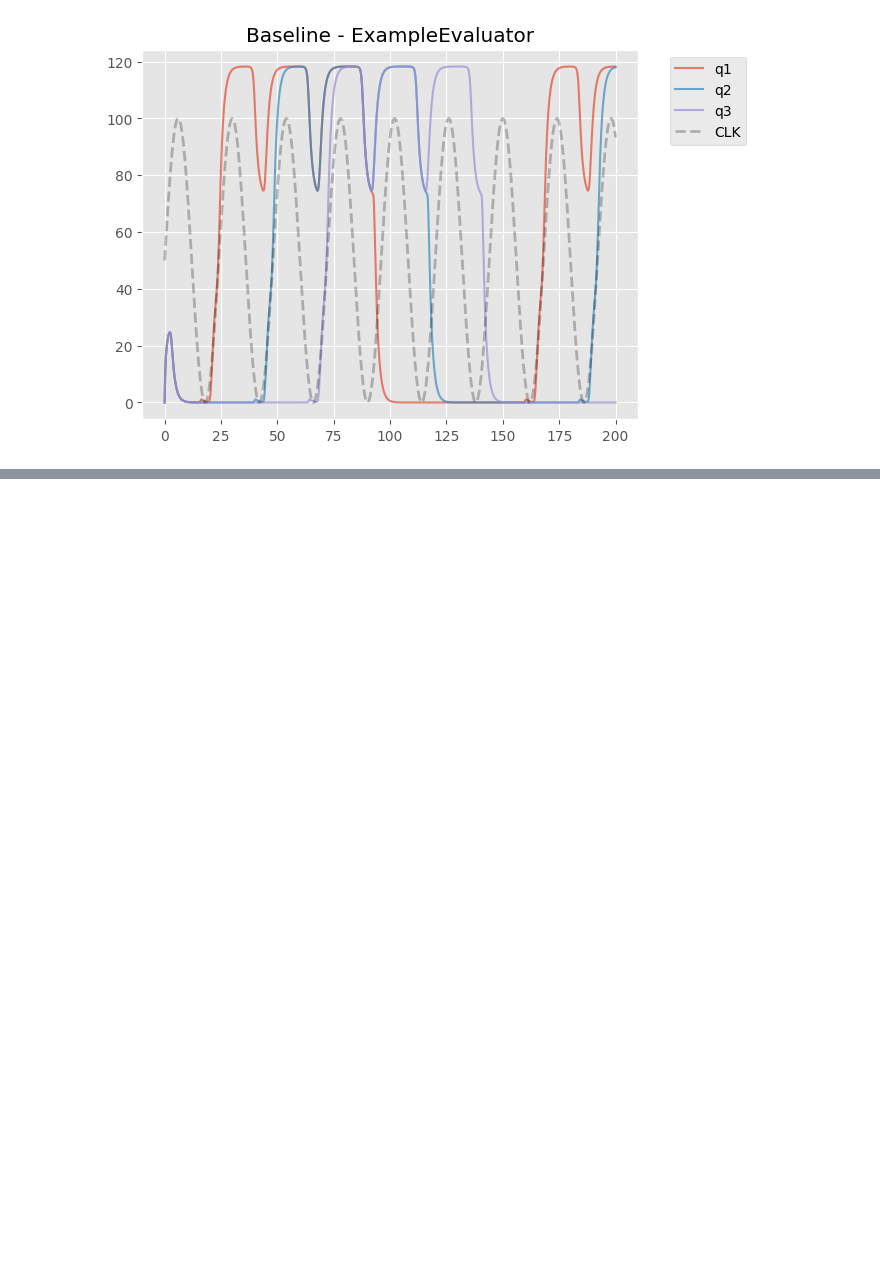
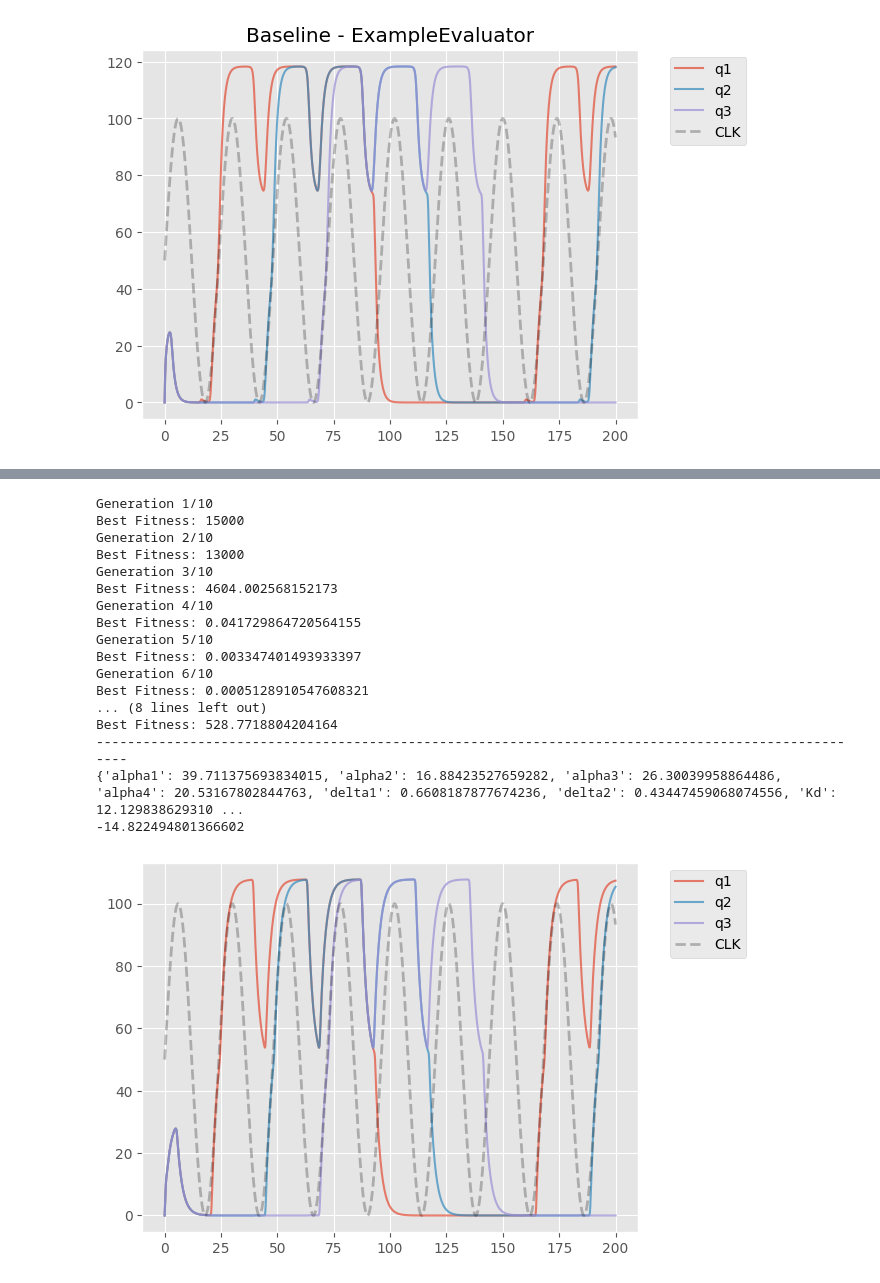
Before and after one commit to JanezSedeljsak/seq-circuit-param-optimization, a Jupyter notebook: notebook_v2.ipynb, the cells around one changed output, grey strips where cells are left out. Saved outputs shown, nothing was run; the diff lists cells and outputs as text; code cells hidden in the pictures; blank space fills up the shorter version.

```diff
--- a/notebook_v2.ipynb
+++ b/notebook_v2.ipynb
@@ -70,15 +16,30 @@ evaluation.simulate(algo='ant')
-# %%
-evaluation = GoalEvaluator(**whale)
-print(evaluation.get_params())
-print(evaluation.evaluate())
-evaluation.simulate(algo='whale')
-# %%
-evaluation = GoalEvaluator(**wolf)
-print(evaluation.get_params())
-print(evaluation.evaluate())
-evaluation.simulate(algo='wolf')
-# %%
-evaluation = GoalEvaluator(**genetic)
-print(evaluation.get_params())
-print(evaluation.evaluate())
-evaluation.simulate(algo='genetic')
+# %%
+def optimize(Algo, population=10, generations=10, is_export=True):
+    best_params = Algo(GoalEvaluator, is_export=is_export).optimize_parameters(population, generations)
+    evaluation = GoalEvaluator(**best_params)
+
+    print('-' * 100)
+    print(evaluation.get_params())
+    print(evaluation.evaluate())
+    evaluation.simulate()
+# %%
+optimize(GreyWolfOptimizer, 10, 10)
+# %% [output]
+Generation 1/10
+Best Fitness: 15000
+Generation 2/10
+Best Fitness: 13000
+Generation 3/10
+Best Fitness: 4604.002568152173
+Generation 4/10
+Best Fitness: 0.041729864720564155
+Generation 5/10
+Best Fitness: 0.003347401493933397
+Generation 6/10
+Best Fitness: 0.0005128910547608321
+... (8 lines left out)
+Best Fitness: 528.7718804204164
+----------------------------------------------------------------------------------------------------
+{'alpha1': 39.711375693834015, 'alpha2': 16.88423527659282, 'alpha3': 26.30039958864486, 'alpha4': 20.53167802844763, 'delta1': 0.6608187877674236, 'delta2': 0.43447459068074556, 'Kd': 12.129838629310 ...
+-14.822494801366602
+[figure, added]
```
Also changed, not shown: parts of 7 cells of this notebook, 5 other files.
